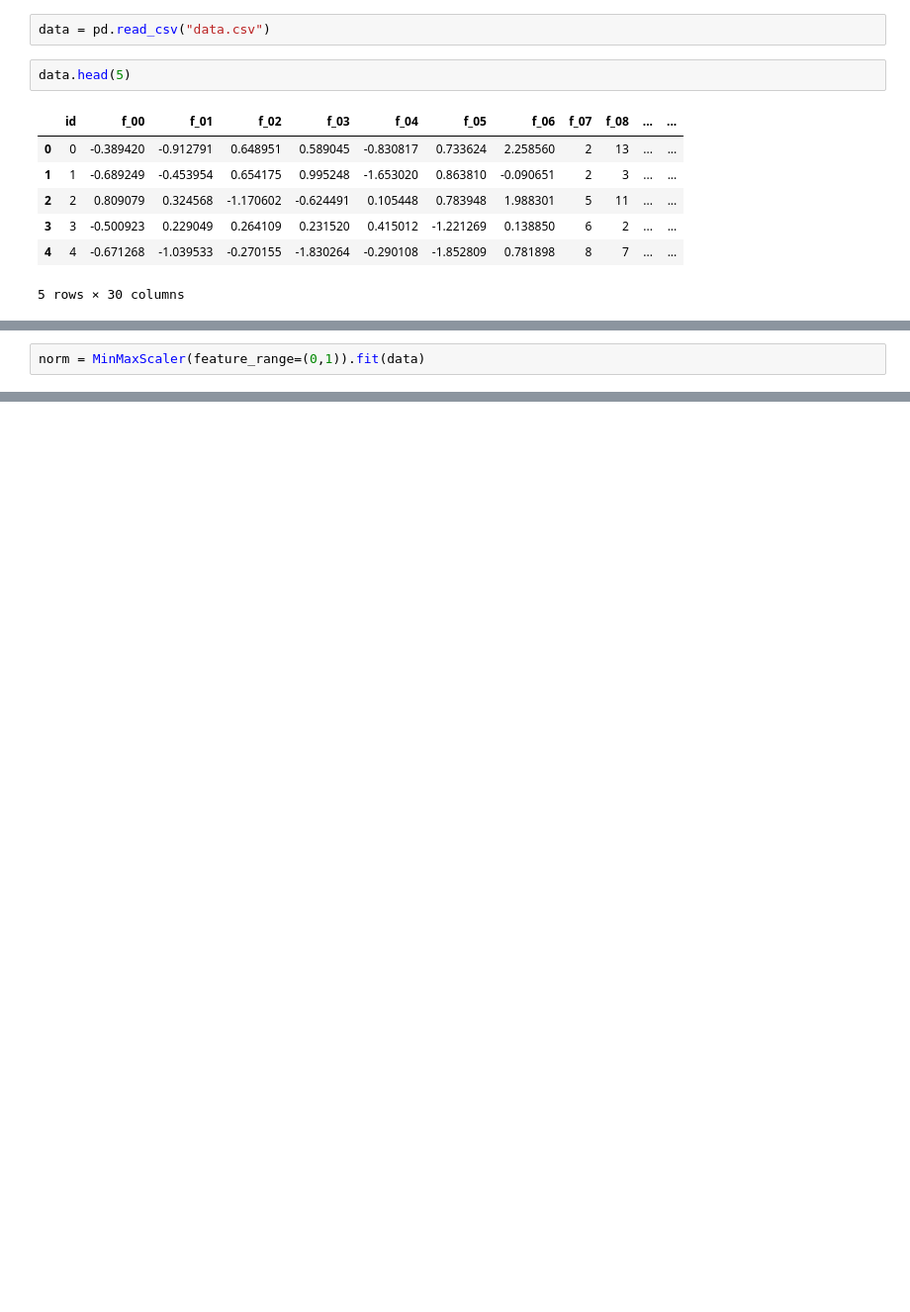
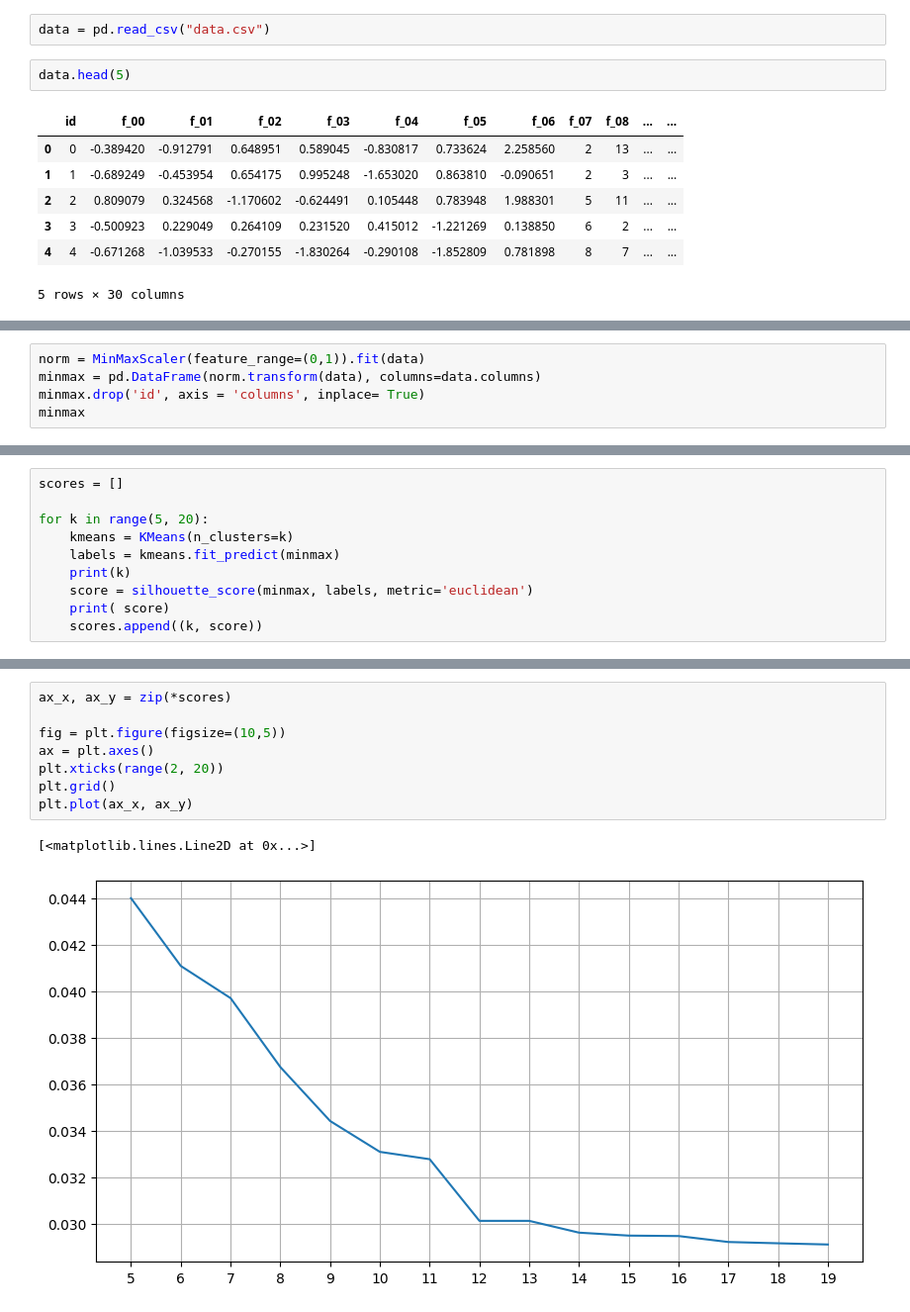
Before and after one commit to elissa-c/university, a Jupyter notebook: Tabular playground/Classification.ipynb, the cells around one changed output, grey strips where cells are left out. Shown at 99% size. Cells and saved outputs as stored; diff of their text form; blank space fills up the shorter version.

Commit message:
Proposing number of clusters

```diff
--- a/Tabular playground/Classification.ipynb
+++ b/Tabular playground/Classification.ipynb
@@ -18,2 +42,5 @@ data.head(5)
 # %%
 norm = MinMaxScaler(feature_range=(0,1)).fit(data)
+minmax = pd.DataFrame(norm.transform(data), columns=data.columns)
+minmax.drop('id', axis = 'columns', inplace= True)
+minmax
@@ -19,0 +61,10 @@ norm = MinMaxScaler(feature_range=(0,1)).fit(data)
+# %%
+scores = []
+
+for k in range(5, 20):
+    kmeans = KMeans(n_clusters=k)
+    labels = kmeans.fit_predict(minmax)
+    print(k)
+    score = silhouette_score(minmax, labels, metric='euclidean')
+    print( score)
+    scores.append((k, score))
@@ -19,0 +97,11 @@ norm = MinMaxScaler(feature_range=(0,1)).fit(data)
+# %%
+ax_x, ax_y = zip(*scores)
+
+fig = plt.figure(figsize=(10,5))
+ax = plt.axes()
+plt.xticks(range(2, 20))
+plt.grid()
+plt.plot(ax_x, ax_y)
+# %% [output]
+[<matplotlib.lines.Line2D at 0x...>]
+[figure, added]
```
Also changed, not shown: parts of 9 cells of this notebook.
